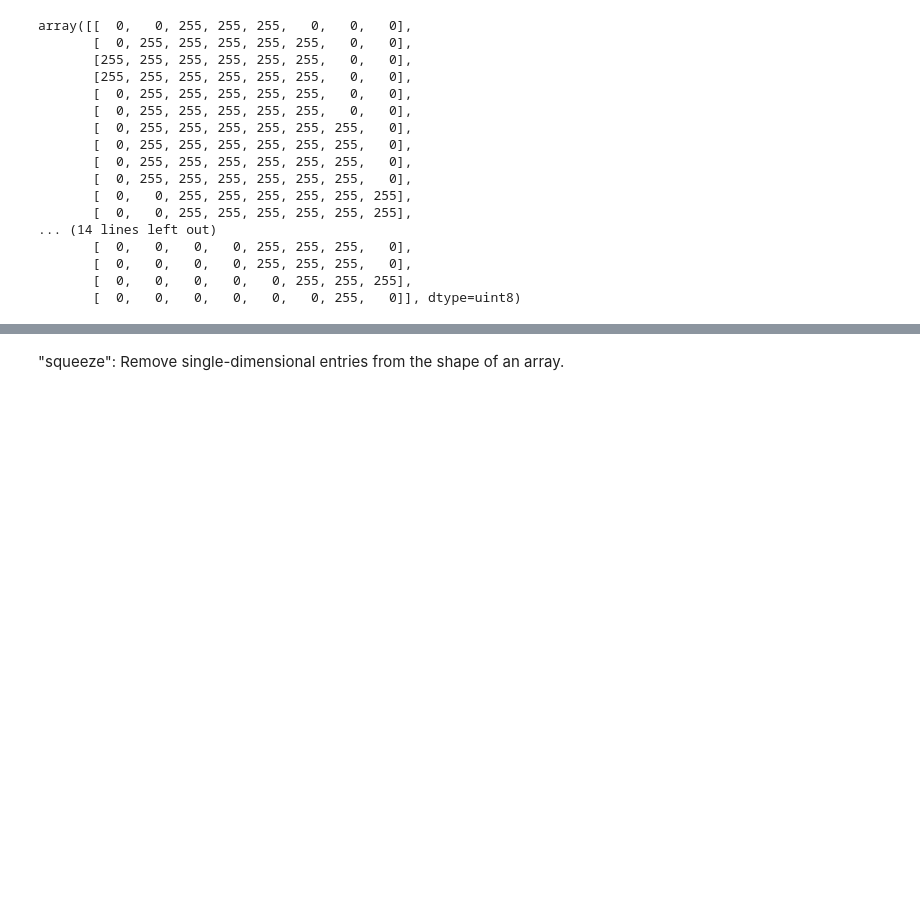
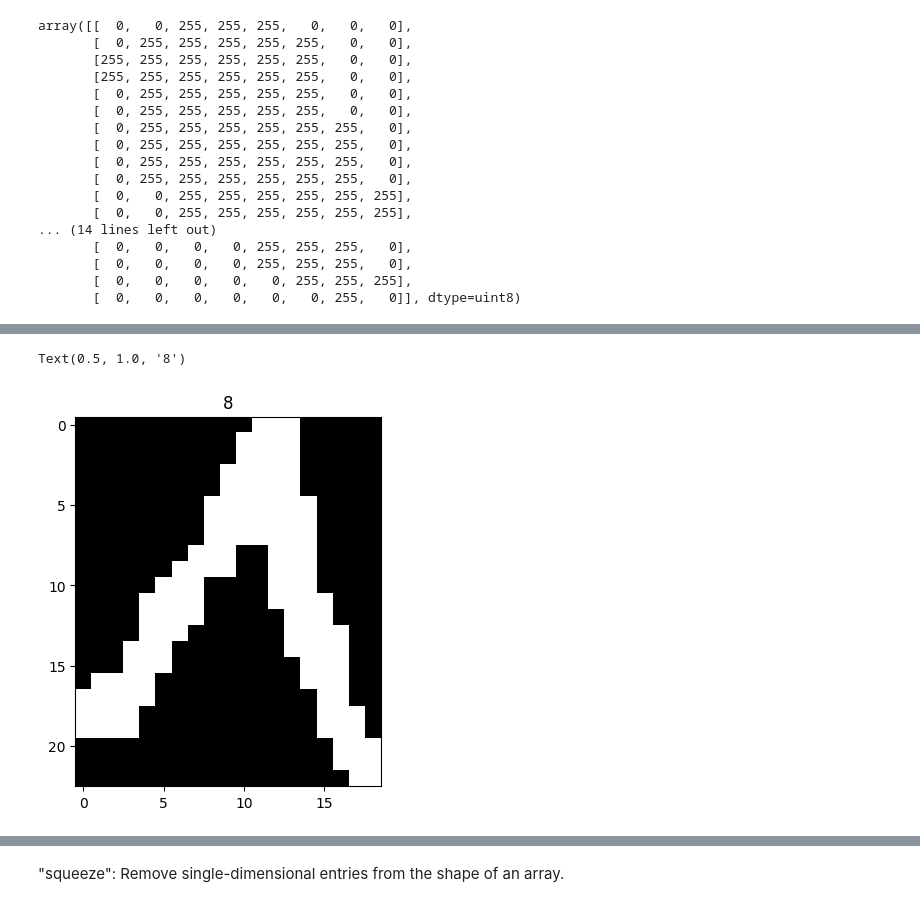
Before and after one commit to BehrangHaghdoust/ExpenseTracker, a Jupyter notebook: 03-persian-digit-dataset.ipynb, the cells around one changed output, grey strips where cells are left out. Drawn from its saved outputs; the diff is of its cells as text; code cells hidden in the pictures; blank space fills up the shorter version.

```diff
--- a/03-persian-digit-dataset.ipynb
+++ b/03-persian-digit-dataset.ipynb
@@ -178,0 +192,6 @@ array([[  0,   0, 255, 255, 255,   0,   0,   0],
+# %%
+plt.imshow(data[323], cmap="gray")
+plt.title(label[323])
+# %% [output]
+Text(0.5, 1.0, '8')
+[figure, added]
```
Also changed, not shown: parts of 6 cells of this notebook.
